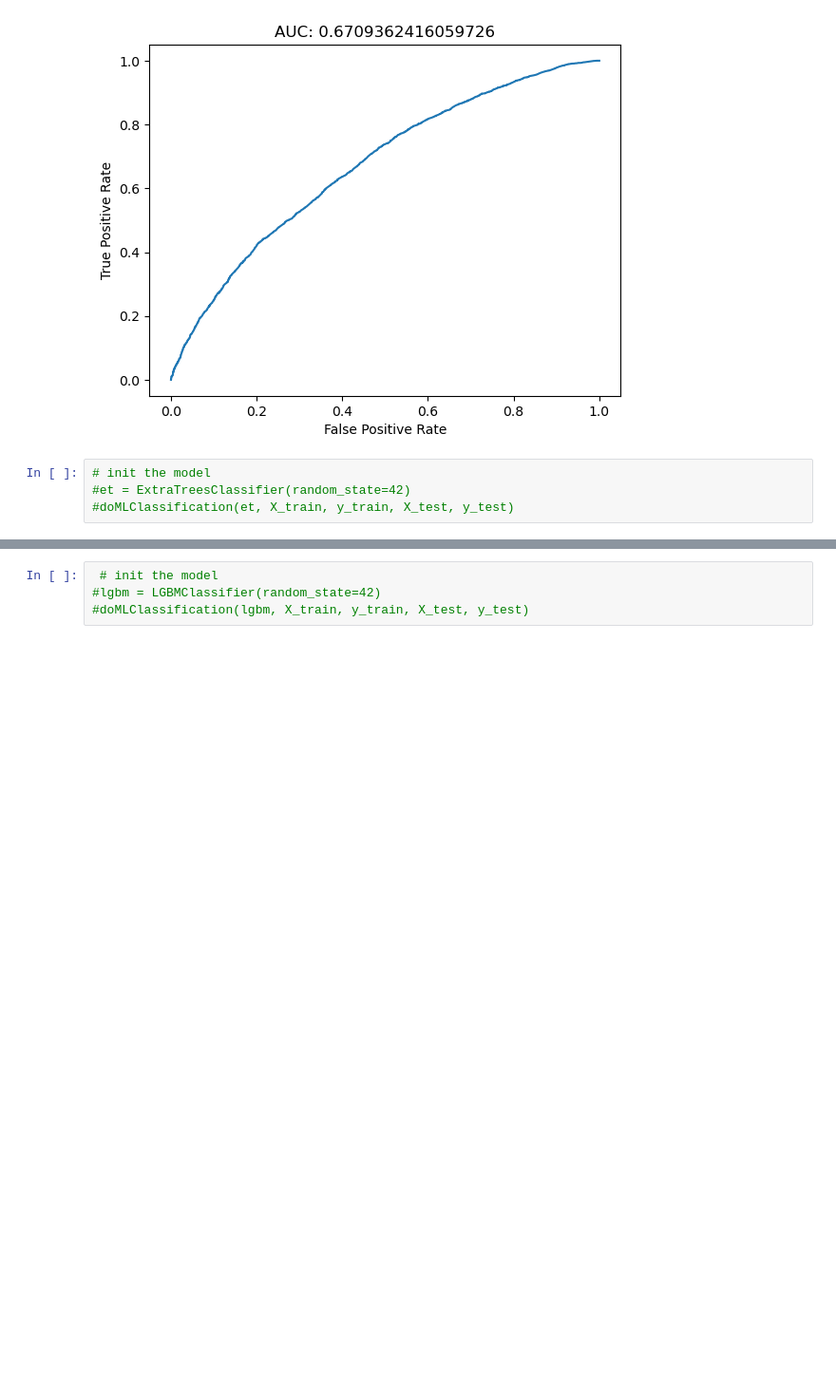
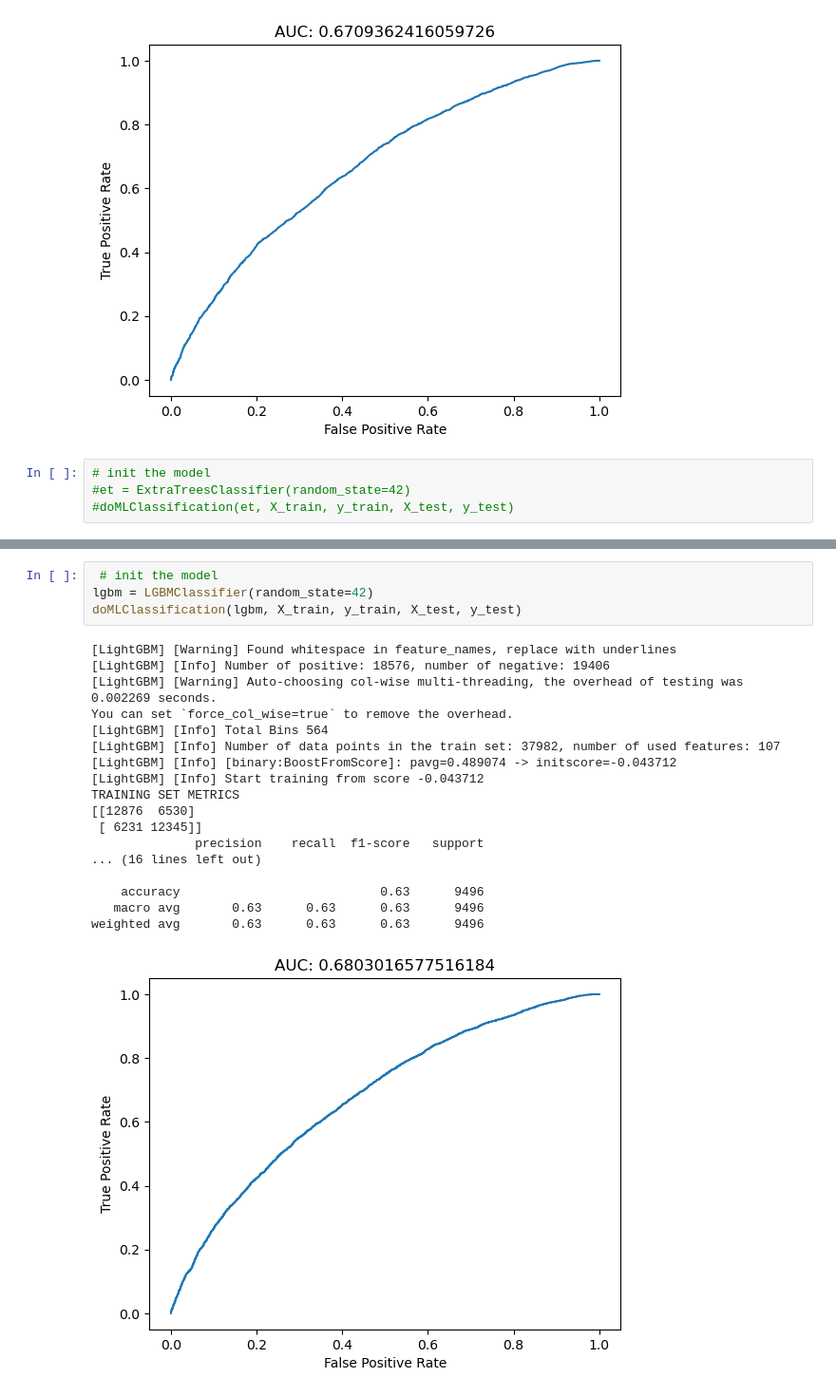
Before and after one commit to AnnLy2023/SMU-Project-4---Homicide, a Jupyter notebook: annfolder/Homicide Machine Learning.ipynb, the cells around one changed output, grey strips where cells are left out. Shown at 95% size. Drawn from its saved outputs; the diff is of its cells as text; blank space fills up the shorter version.

```diff
--- a/annfolder/Homicide Machine Learning.ipynb
+++ b/annfolder/Homicide Machine Learning.ipynb
@@ -318,5 +337,24 @@ weighted avg       0.62      0.62      0.62      9496
 # %%
  # init the model
-#lgbm = LGBMClassifier(random_state=42)
-#doMLClassification(lgbm, X_train, y_train, X_test, y_test)
+lgbm = LGBMClassifier(random_state=42)
+doMLClassification(lgbm, X_train, y_train, X_test, y_test)
+# %% [output]
+[LightGBM] [Warning] Found whitespace in feature_names, replace with underlines
+[LightGBM] [Info] Number of positive: 18576, number of negative: 19406
+[LightGBM] [Warning] Auto-choosing col-wise multi-threading, the overhead of testing was 0.002269 seconds.
+You can set `force_col_wise=true` to remove the overhead.
+[LightGBM] [Info] Total Bins 564
+[LightGBM] [Info] Number of data points in the train set: 37982, number of used features: 107
+[LightGBM] [Info] [binary:BoostFromScore]: pavg=0.489074 -> initscore=-0.043712
+[LightGBM] [Info] Start training from score -0.043712
+TRAINING SET METRICS
+[[12876  6530]
+ [ 6231 12345]]
+              precision    recall  f1-score   support
+... (16 lines left out)
+
+    accuracy                           0.63      9496
+   macro avg       0.63      0.63      0.63      9496
+weighted avg       0.63      0.63      0.63      9496
+[figure, added]
 # %%
```
Also changed, not shown: parts of 10 cells of this notebook, 11 other files.
